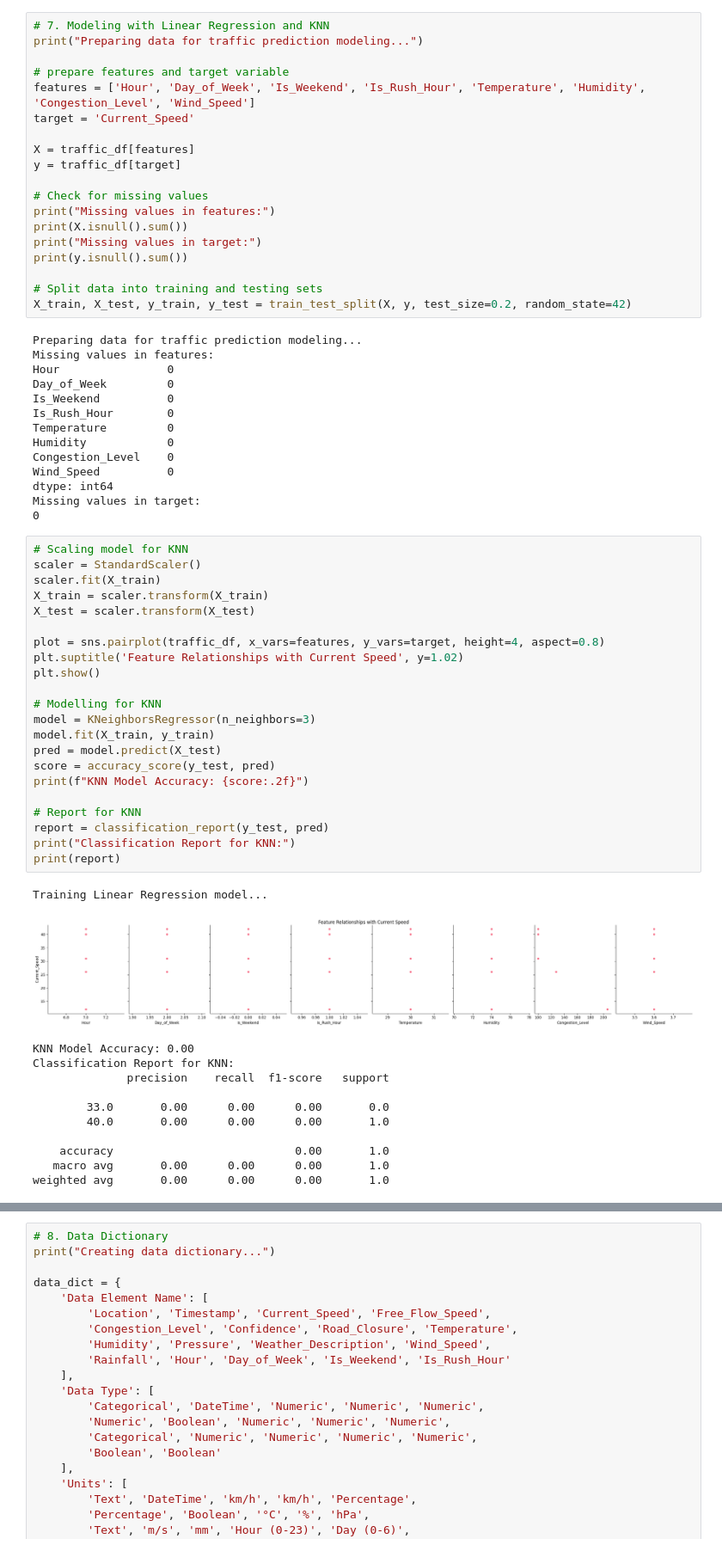
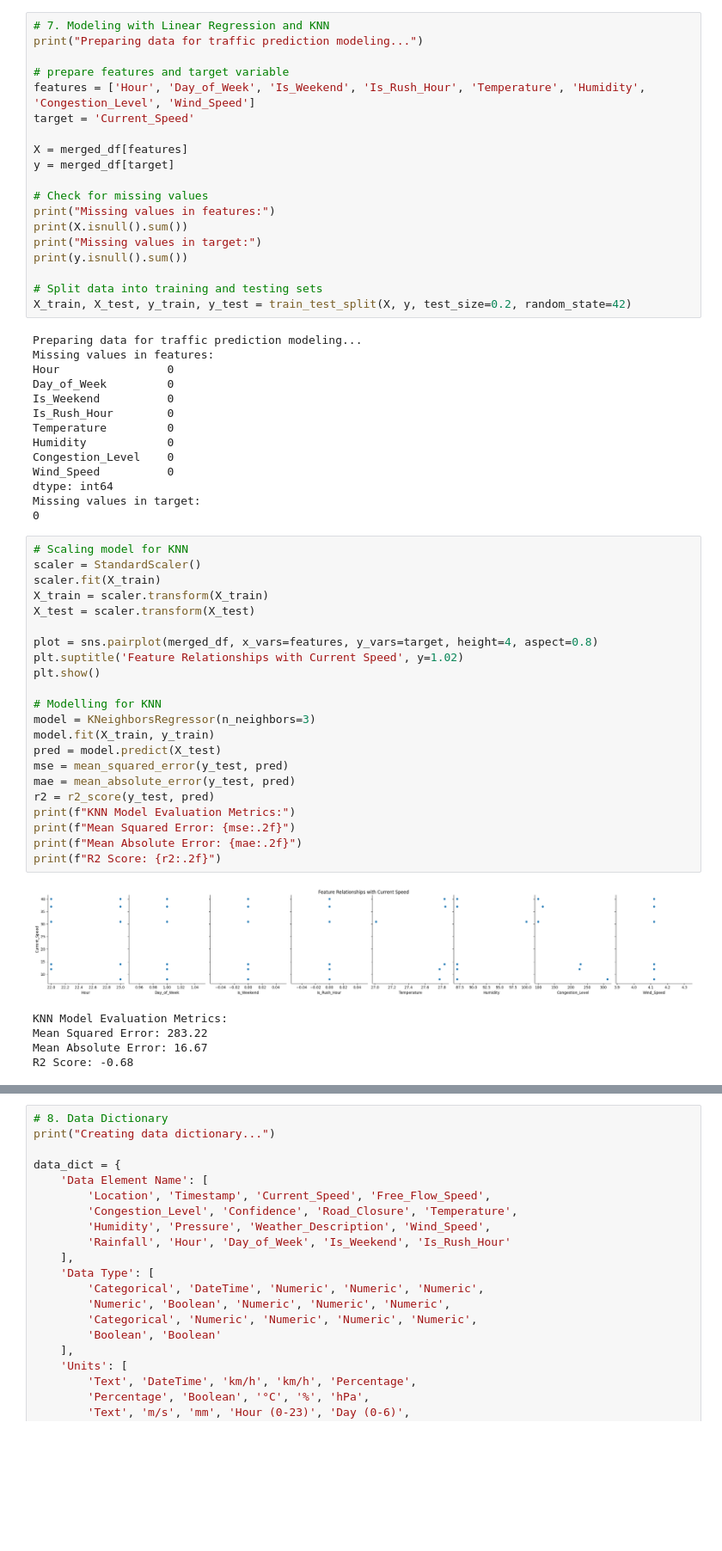
Before and after one commit to Suemy19710/TrafficHCMC, a Jupyter notebook: data_collection.ipynb, the cells around one changed output, grey strips where cells are left out. Shown at 86% size. Drawn from its saved outputs; the diff is of its cells as text; blank space fills up the shorter version.

```diff
--- a/data_collection.ipynb
+++ b/data_collection.ipynb
@@ -306,8 +306,8 @@ print("Preparing data for traffic prediction modeling...")
 features = ['Hour', 'Day_of_Week', 'Is_Weekend', 'Is_Rush_Hour', 'Temperature', 'Humidity', 'Congestion_Level', 'Wind_Speed']
 target = 'Current_Speed'
 
-X = traffic_df[features]
-y = traffic_df[target]
+X = merged_df[features]
+y = merged_df[target]
 
 # Check for missing values
 print("Missing values in features:")
@@ -334,38 +334,31 @@ Missing values in target:
 # %%
 # Scaling model for KNN
 scaler = StandardScaler()
 scaler.fit(X_train)
 X_train = scaler.transform(X_train)
 X_test = scaler.transform(X_test)
 
-plot = sns.pairplot(traffic_df, x_vars=features, y_vars=target, height=4, aspect=0.8)
+plot = sns.pairplot(merged_df, x_vars=features, y_vars=target, height=4, aspect=0.8)
 plt.suptitle('Feature Relationships with Current Speed', y=1.02)
 plt.show()
 
 # Modelling for KNN
 model = KNeighborsRegressor(n_neighbors=3)
 model.fit(X_train, y_train)
 pred = model.predict(X_test)
-score = accuracy_score(y_test, pred)
-print(f"KNN Model Accuracy: {score:.2f}")
-
-# Report for KNN
-report = classification_report(y_test, pred)
-print("Classification Report for KNN:")
-print(report)
+mse = mean_squared_error(y_test, pred)
+mae = mean_absolute_error(y_test, pred)
+r2 = r2_score(y_test, pred)
+print(f"KNN Model Evaluation Metrics:")
+print(f"Mean Squared Error: {mse:.2f}")
+print(f"Mean Absolute Error: {mae:.2f}")
+print(f"R2 Score: {r2:.2f}")
 # %% [output]
+[figure, new version]
-Training Linear Regression model...
+KNN Model Evaluation Metrics:
+Mean Squared Error: 283.22
+Mean Absolute Error: 16.67
+R2 Score: -0.68
-[figure, old version]
-KNN Model Accuracy: 0.00
-Classification Report for KNN:
-              precision    recall  f1-score   support
-
-        33.0       0.00      0.00      0.00       0.0
-        40.0       0.00      0.00      0.00       1.0
-
-    accuracy                           0.00       1.0
-   macro avg       0.00      0.00      0.00       1.0
-weighted avg       0.00      0.00      0.00       1.0
 # %%
 # Train Linear Regression model
 model = LinearRegression()
```
Also changed, not shown: parts of 6 cells of this notebook, 2 other files.
